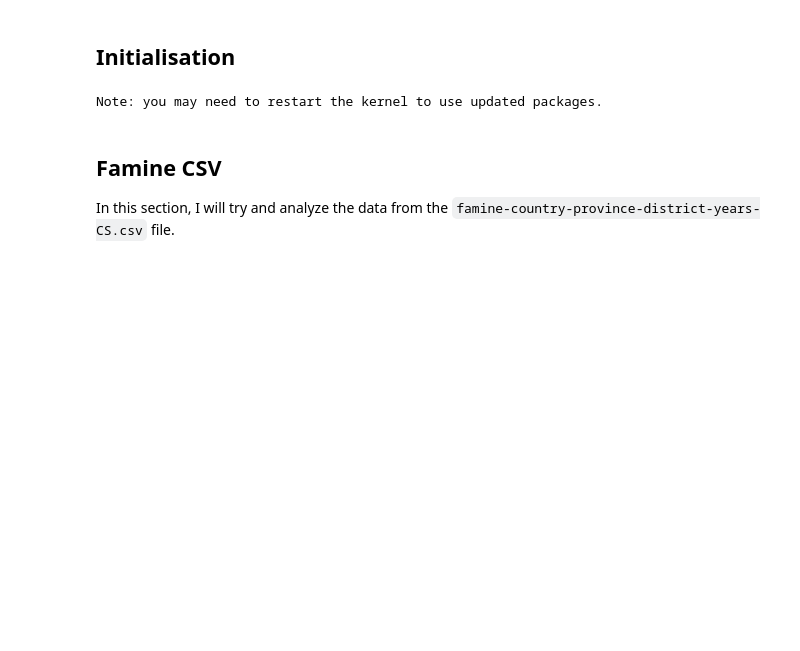
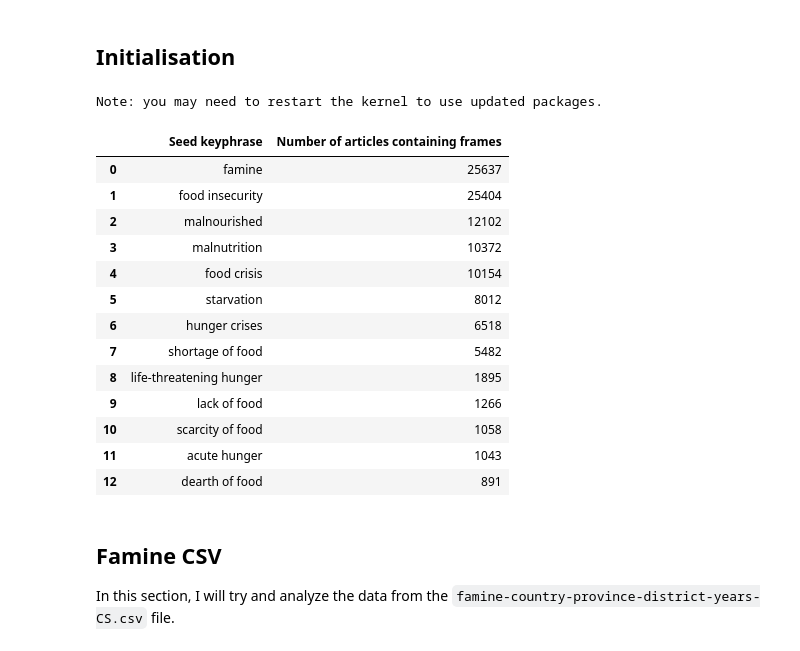
Before and after one commit to Aisha630/Predicting-food-insecurity, a Jupyter notebook: explore.ipynb, the cells around one changed output. Saved outputs shown, nothing was run; the diff lists cells and outputs as text; code cells hidden in the pictures; blank space fills up the shorter version.

```diff
--- a/explore.ipynb
+++ b/explore.ipynb
@@ -33,3 +35,33 @@ df_time_series = pd.read_csv("time_series_with_causes_zscore_full.csv")
+# %%
+data = {
+    "Seed keyphrase": [
+        "famine", "food insecurity", "malnourished", "malnutrition",
+        "food crisis", "starvation", "hunger crises", "shortage of food",
+        "life-threatening hunger", "lack of food", "scarcity of food",
+        "acute hunger", "dearth of food"
+    ],
+    "Number of articles containing frames": [
+        25637, 25404, 12102, 10372, 10154, 8012, 6518, 5482,
+        1895, 1266, 1058, 1043, 891
+    ]
+}
+
+pd.DataFrame(data)
+# %% [output]
+|  | Seed keyphrase | Number of articles containing frames |
+| 0 | famine | 25637 |
+| 1 | food insecurity | 25404 |
+| 2 | malnourished | 12102 |
+| 3 | malnutrition | 10372 |
+| 4 | food crisis | 10154 |
+| 5 | starvation | 8012 |
+| 6 | hunger crises | 6518 |
+| 7 | shortage of food | 5482 |
+| 8 | life-threatening hunger | 1895 |
+| 9 | lack of food | 1266 |
+| 10 | scarcity of food | 1058 |
+| 11 | acute hunger | 1043 |
+| 12 | dearth of food | 891 |
 # %% [markdown]
 ## Famine CSV
 
```
Also changed, not shown: parts of 28 cells of this notebook, 1 other file.
